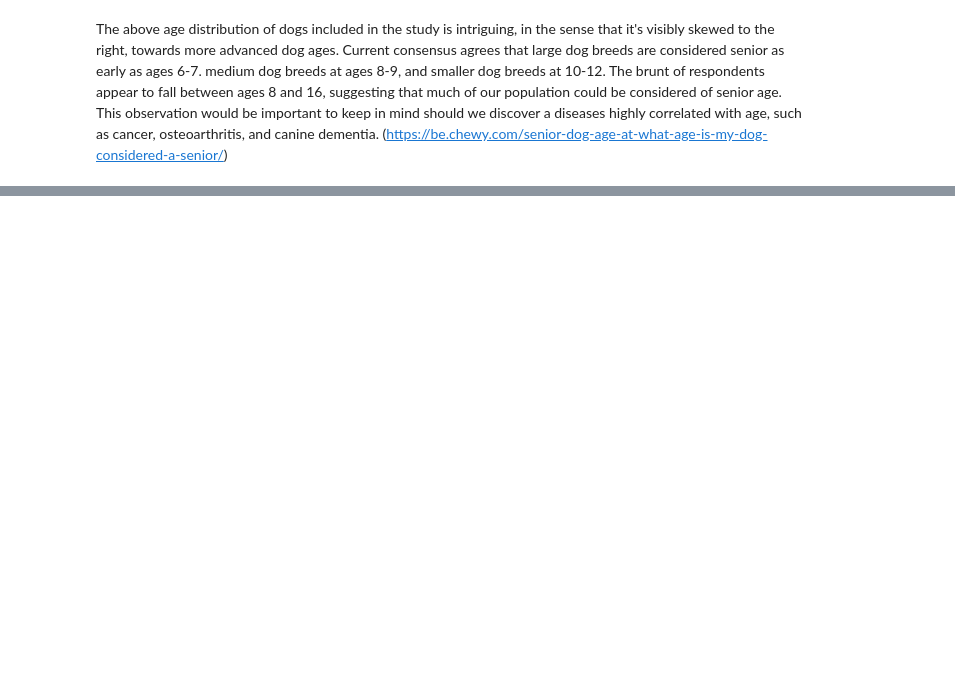
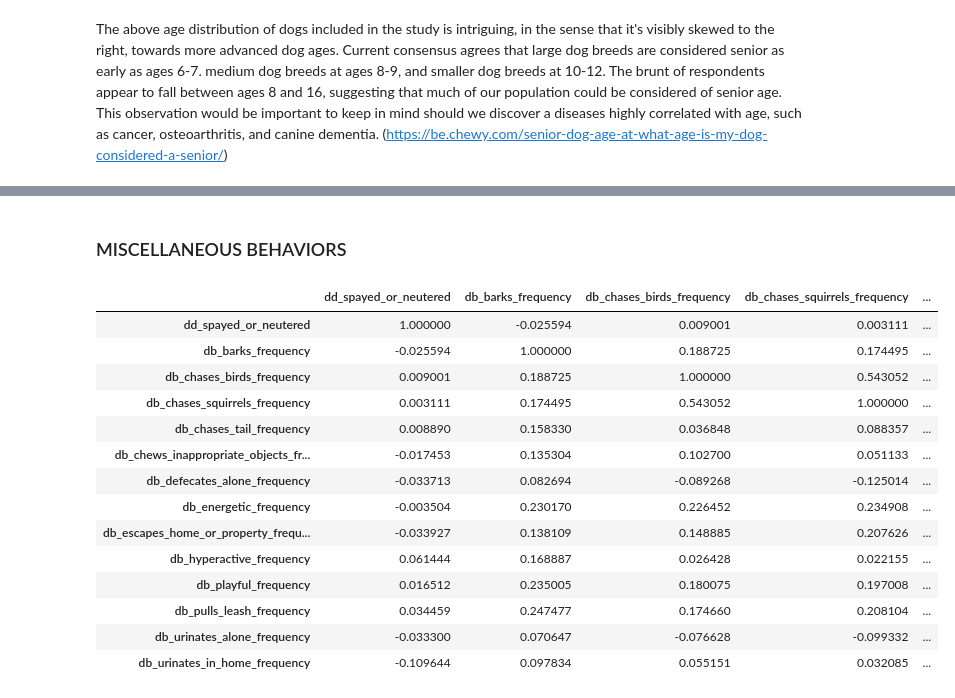
Before and after one commit to aseem645/Capstone, a Jupyter notebook: capstone_data_eda.ipynb, the cells around one changed output, grey strips where cells are left out. Saved outputs shown, nothing was run; the diff lists cells and outputs as text; code cells hidden in the pictures; blank space fills up the shorter version.

Commit message:
adding correlation analyses

```diff
--- a/capstone_data_eda.ipynb
+++ b/capstone_data_eda.ipynb
@@ -283,0 +385,27 @@ The above age distribution of dogs included in the study is intriguing, in the s
+# %% [markdown]
+### MISCELLANEOUS BEHAVIORS
+# %%
+miscellaneous_df = merged_df_fin[['dd_spayed_or_neutered', 'db_barks_frequency', 'db_chases_birds_frequency', 'db_chases_squirrels_frequency',
+                    'db_chases_tail_frequency', 'db_chews_inappropriate_objects_frequency', 'db_defecates_alone_frequency',
+                    'db_energetic_frequency', 'db_escapes_home_or_property_frequency', 'db_hyperactive_frequency',
+                    'db_playful_frequency', 'db_pulls_leash_frequency', 'db_urinates_alone_frequency', 'db_urinates_in_home_frequency']]
+
+correlation_miscellaneous = miscellaneous_df.corr()
+
+correlation_miscellaneous
+# %% [output]
+|  | dd_spayed_or_neutered | db_barks_frequency | db_chases_birds_frequency | db_chases_squirrels_frequency | ... |
+| dd_spayed_or_neutered | 1.000000 | -0.025594 | 0.009001 | 0.003111 | ... |
+| db_barks_frequency | -0.025594 | 1.000000 | 0.188725 | 0.174495 | ... |
+| db_chases_birds_frequency | 0.009001 | 0.188725 | 1.000000 | 0.543052 | ... |
+| db_chases_squirrels_frequency | 0.003111 | 0.174495 | 0.543052 | 1.000000 | ... |
+| db_chases_tail_frequency | 0.008890 | 0.158330 | 0.036848 | 0.088357 | ... |
+| db_chews_inappropriate_objects_fr... | -0.017453 | 0.135304 | 0.102700 | 0.051133 | ... |
+| db_defecates_alone_frequency | -0.033713 | 0.082694 | -0.089268 | -0.125014 | ... |
+| db_energetic_frequency | -0.003504 | 0.230170 | 0.226452 | 0.234908 | ... |
+| db_escapes_home_or_property_frequ... | -0.033927 | 0.138109 | 0.148885 | 0.207626 | ... |
+| db_hyperactive_frequency | 0.061444 | 0.168887 | 0.026428 | 0.022155 | ... |
+| db_playful_frequency | 0.016512 | 0.235005 | 0.180075 | 0.197008 | ... |
+| db_pulls_leash_frequency | 0.034459 | 0.247477 | 0.174660 | 0.208104 | ... |
+| db_urinates_alone_frequency | -0.033300 | 0.070647 | -0.076628 | -0.099332 | ... |
+| db_urinates_in_home_frequency | -0.109644 | 0.097834 | 0.055151 | 0.032085 | ... |
```
Also changed, not shown: parts of 15 cells of this notebook.
